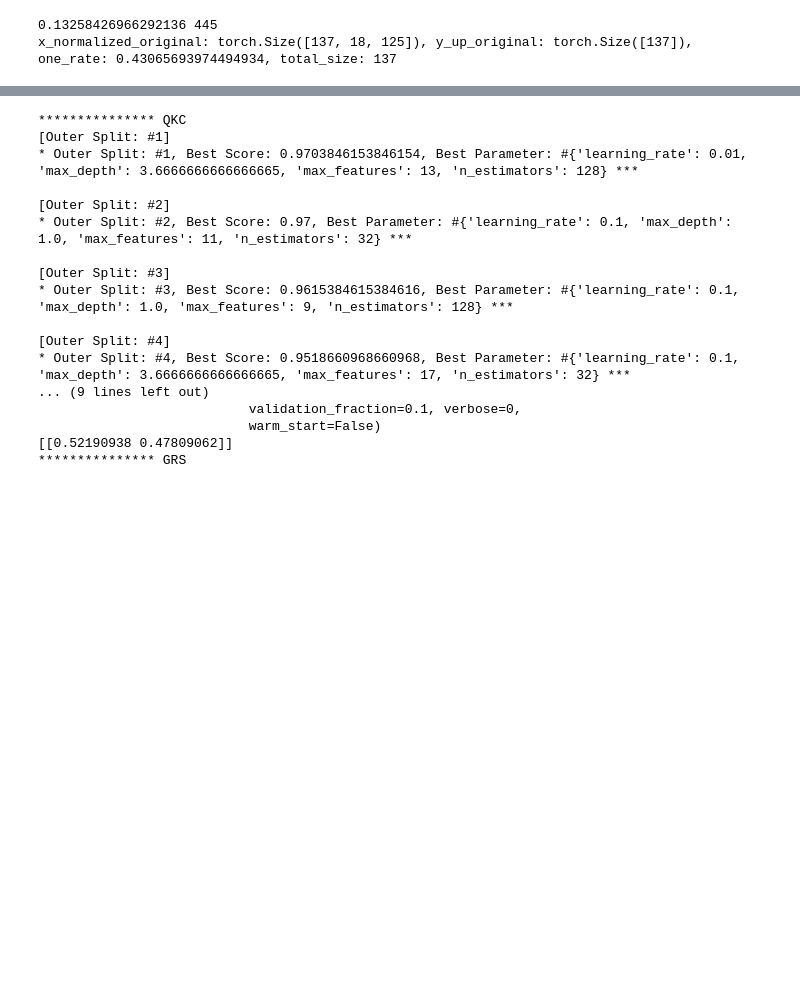
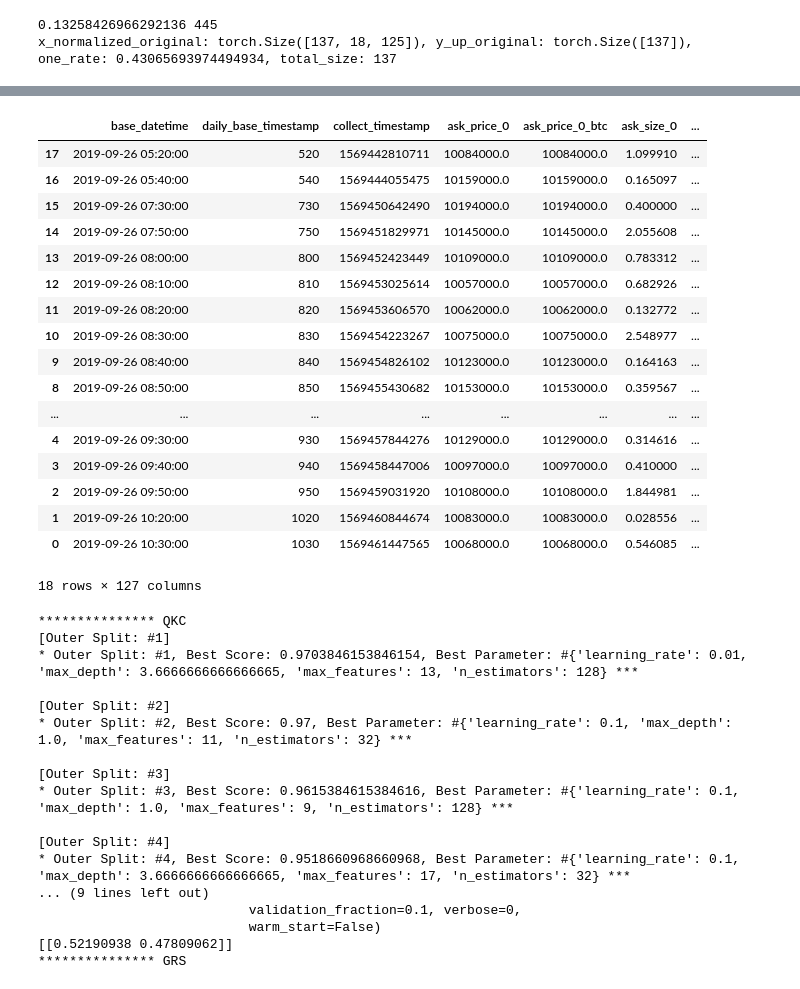
Before and after one commit to bluebibi/trade, a Jupyter notebook: upbit/ipynb/training.ipynb, the cells around one changed output, grey strips where cells are left out. Saved outputs shown, nothing was run; the diff lists cells and outputs as text; code cells hidden in the pictures; blank space fills up the shorter version.

```diff
--- a/upbit/ipynb/training.ipynb
+++ b/upbit/ipynb/training.ipynb
@@ -361,3 +381,29 @@ torch.Size([1, 18, 125])
+# %%
+df = pd.read_sql_query(
+        select_all_from_order_book_for_one_coin_recent_window.format("BTC", WINDOW_SIZE),
+        sqlite3.connect(sqlite3_order_book_db_filename, timeout=10, check_same_thread=False)
+    )
+df = df.sort_values(['collect_timestamp', 'base_datetime'], ascending=True)
+df
+# %% [output]
+|  | base_datetime | daily_base_timestamp | collect_timestamp | ask_price_0 | ask_price_0_btc | ask_size_0 | ... |
+| 17 | 2019-09-26 05:20:00 | 520 | 1569442810711 | 10084000.0 | 10084000.0 | 1.099910 | ... |
+| 16 | 2019-09-26 05:40:00 | 540 | 1569444055475 | 10159000.0 | 10159000.0 | 0.165097 | ... |
+| 15 | 2019-09-26 07:30:00 | 730 | 1569450642490 | 10194000.0 | 10194000.0 | 0.400000 | ... |
+| 14 | 2019-09-26 07:50:00 | 750 | 1569451829971 | 10145000.0 | 10145000.0 | 2.055608 | ... |
+| 13 | 2019-09-26 08:00:00 | 800 | 1569452423449 | 10109000.0 | 10109000.0 | 0.783312 | ... |
+| 12 | 2019-09-26 08:10:00 | 810 | 1569453025614 | 10057000.0 | 10057000.0 | 0.682926 | ... |
+| 11 | 2019-09-26 08:20:00 | 820 | 1569453606570 | 10062000.0 | 10062000.0 | 0.132772 | ... |
+| 10 | 2019-09-26 08:30:00 | 830 | 1569454223267 | 10075000.0 | 10075000.0 | 2.548977 | ... |
+| 9 | 2019-09-26 08:40:00 | 840 | 1569454826102 | 10123000.0 | 10123000.0 | 0.164163 | ... |
+| 8 | 2019-09-26 08:50:00 | 850 | 1569455430682 | 10153000.0 | 10153000.0 | 0.359567 | ... |
+| ... | ... | ... | ... | ... | ... | ... | ... |
+| 4 | 2019-09-26 09:30:00 | 930 | 1569457844276 | 10129000.0 | 10129000.0 | 0.314616 | ... |
+| 3 | 2019-09-26 09:40:00 | 940 | 1569458447006 | 10097000.0 | 10097000.0 | 0.410000 | ... |
+| 2 | 2019-09-26 09:50:00 | 950 | 1569459031920 | 10108000.0 | 10108000.0 | 1.844981 | ... |
+| 1 | 2019-09-26 10:20:00 | 1020 | 1569460844674 | 10083000.0 | 10083000.0 | 0.028556 | ... |
+| 0 | 2019-09-26 10:30:00 | 1030 | 1569461447565 | 10068000.0 | 10068000.0 | 0.546085 | ... |
+18 rows × 127 columns
 # %%
 upbit = Upbit(CLIENT_ID_UPBIT, CLIENT_SECRET_UPBIT, fmt)
 for coin_name in upbit.get_all_coin_names():
```
Also changed, not shown: parts of 3 cells of this notebook, 4 other files.
